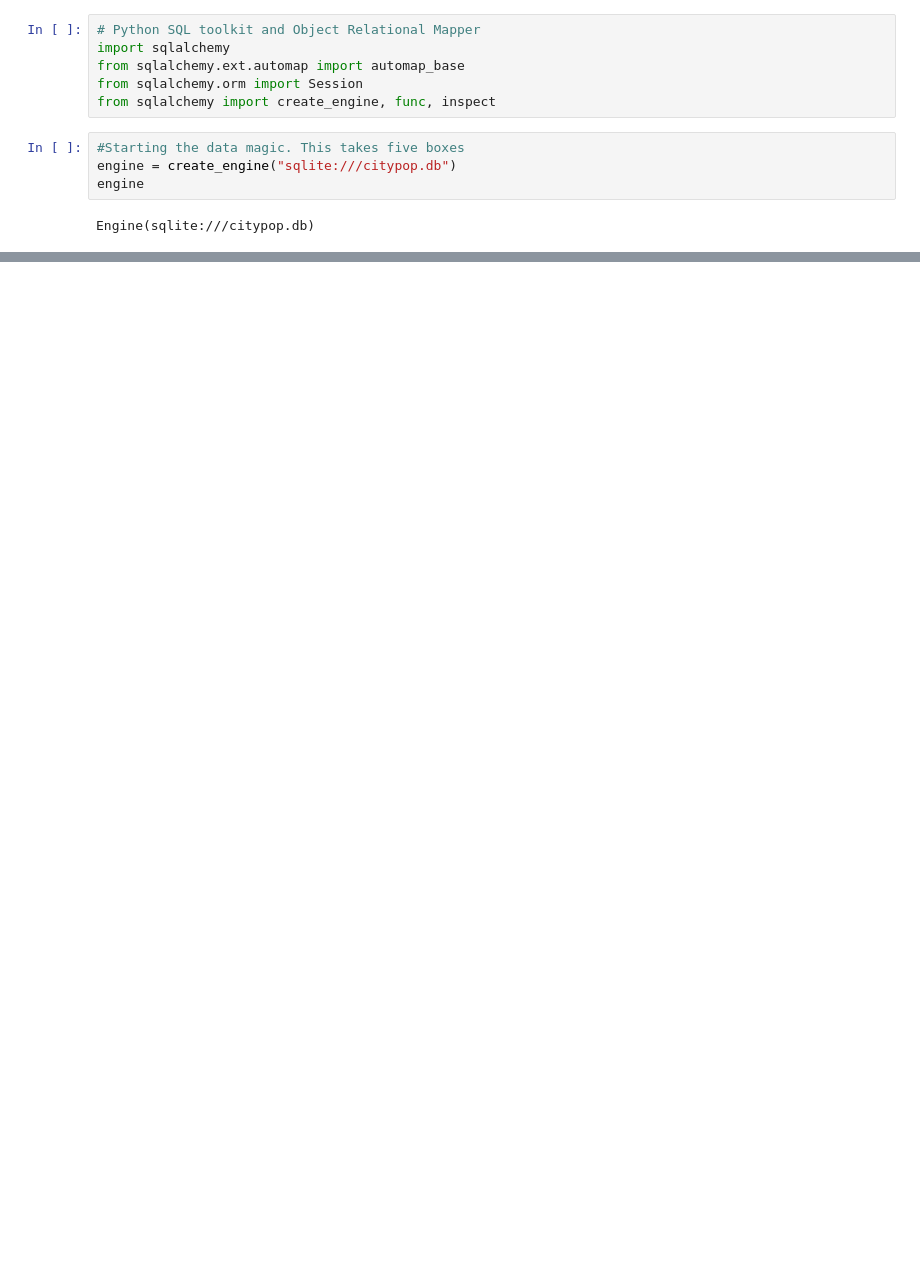
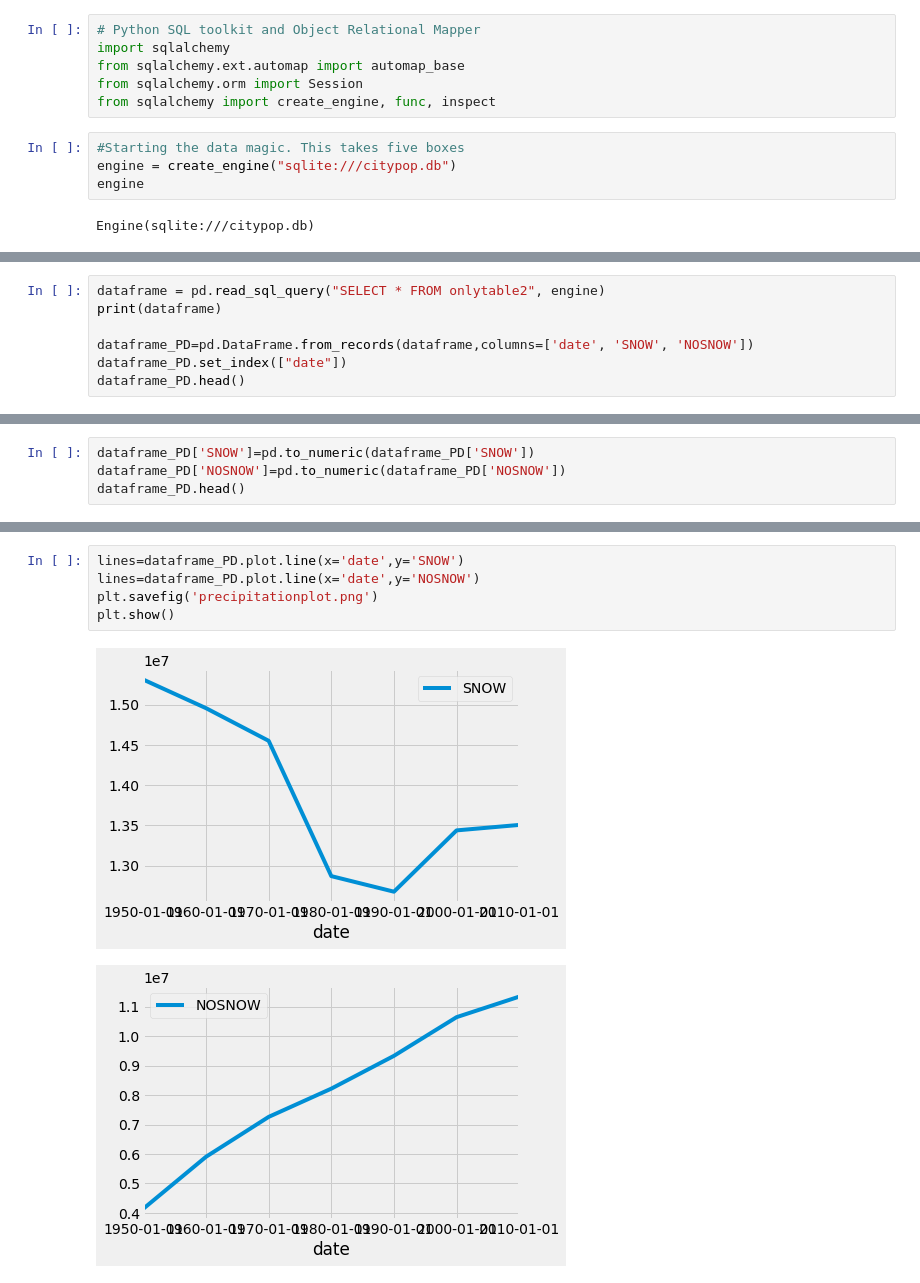
Before and after one commit to kahmed1996/Project-2, a Jupyter notebook: PopulationSnowVsSunGraph/jupyter.ipynb, the cells around one changed output, grey strips where cells are left out. Saved outputs shown, nothing was run; the diff lists cells and outputs as text; blank space fills up the shorter version.

Commit message:
line graph working in Python, but not JS yet

```diff
--- a/PopulationSnowVsSunGraph/jupyter.ipynb
+++ b/PopulationSnowVsSunGraph/jupyter.ipynb
@@ -36,0 +36,7 @@ AttributeError: date
+# %%
+dataframe = pd.read_sql_query("SELECT * FROM onlytable2", engine)
+print(dataframe)
+
+dataframe_PD=pd.DataFrame.from_records(dataframe,columns=['date', 'SNOW', 'NOSNOW'])
+dataframe_PD.set_index(["date"])
+dataframe_PD.head()
@@ -36,0 +67,4 @@ AttributeError: date
+# %%
+dataframe_PD['SNOW']=pd.to_numeric(dataframe_PD['SNOW'])
+dataframe_PD['NOSNOW']=pd.to_numeric(dataframe_PD['NOSNOW'])
+dataframe_PD.head()
@@ -36,0 +78,8 @@ AttributeError: date
+# %%
+lines=dataframe_PD.plot.line(x='date',y='SNOW')
+lines=dataframe_PD.plot.line(x='date',y='NOSNOW')
+plt.savefig('precipitationplot.png')
+plt.show()
+# %% [output]
+[figure, added]
+[figure, added]
```
Also changed, not shown: parts of 6 cells of this notebook, 3 other files.
